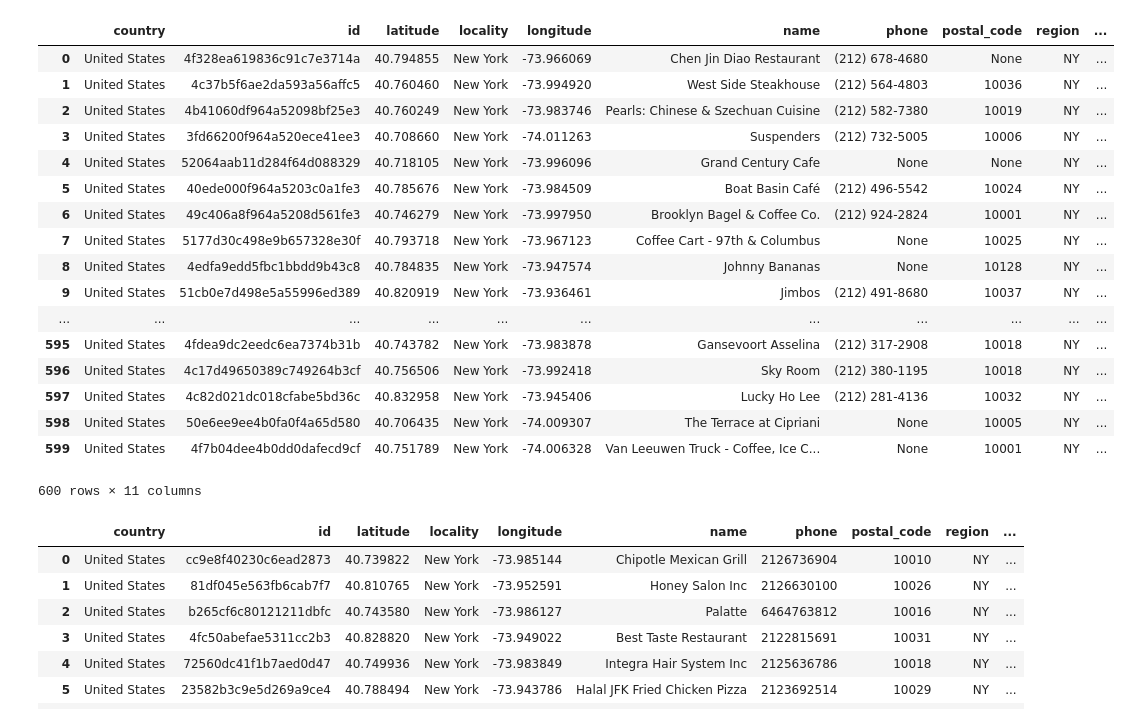
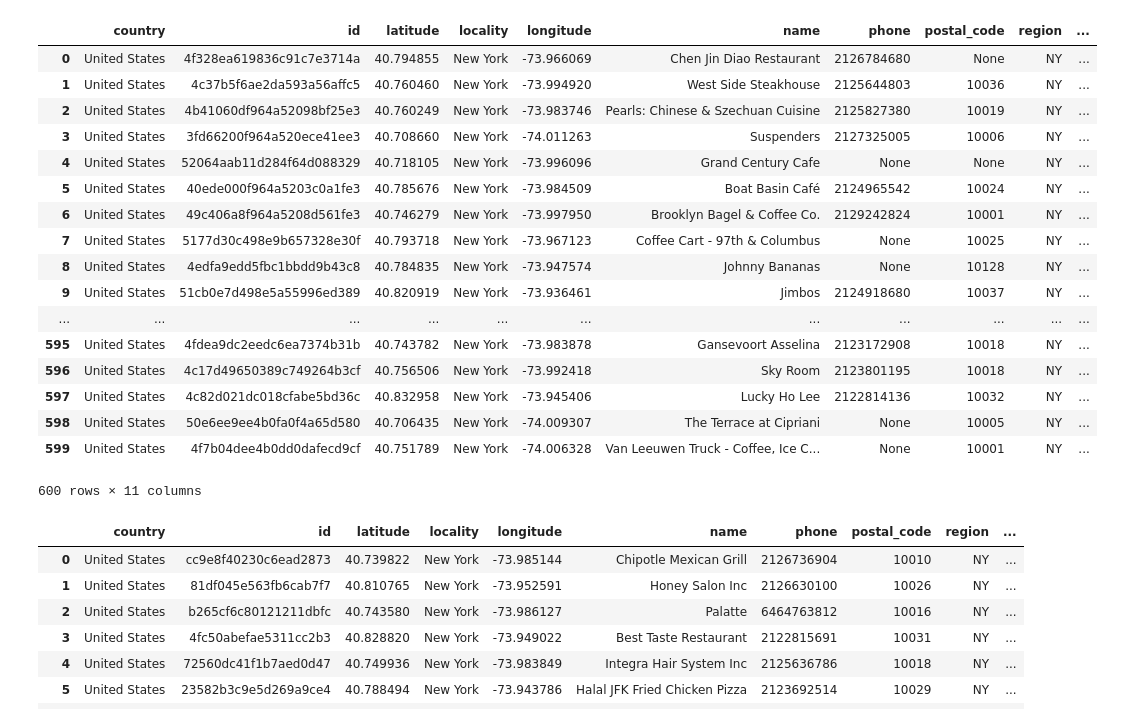
Before and after one commit to diegollarrull/entity-resolution, a Jupyter notebook: diego/entity-resolution.ipynb, the cells around one changed output. Saved outputs shown, nothing was run; the diff lists cells and outputs as text; code cells hidden in the pictures.

Commit message:
phones parsed

```diff
--- a/diego/entity-resolution.ipynb
+++ b/diego/entity-resolution.ipynb
@@ -1,45 +1,56 @@
 # %%
 import json
 import pandas as pd
 import numpy as np
+import re
+
+
+def clean_phones(phone):
+    if phone is not None:
+        res = re.sub('[^0-9]','', phone)
+        return res
+
 
 PATH = "Prakhar/er-assignment/fs/Instabase%20Drive/files/datasets/"
 FILES = {
     "foursquare_test": "foursquare_test_hard.json",
     "locu_test": "locu_test_hard.json",
     "matches": "matches_train_hard.csv",
     "foursquare_train": "foursquare_train_hard.json",
     "locu_train": "locu_train_hard.json"
 }
+
 foursquare_test = json.loads(ib.open(PATH + FILES["foursquare_test"]).read())
 fs_train = pd.read_json(ib.open(PATH + FILES["foursquare_train"]))
+fs_train['phone'] = fs_train['phone'].apply(clean_phones)
 fs_test = pd.read_json(ib.open(PATH + FILES["foursquare_test"]))
 lc_train = pd.read_json(ib.open(PATH + FILES["locu_train"]))
+lc_train['phone'] = lc_train['phone'].apply(clean_phones)
 lc_test = pd.read_json(ib.open(PATH + FILES["locu_test"]))
 matches = pd.read_csv(ib.open(PATH + FILES["matches"]))
 
 fs_train.replace([''], [None], inplace=True)
 fs_test.replace([''], [None], inplace=True)
 lc_train.replace([''], [None], inplace=True)
 lc_test.replace([''], [None], inplace=True)
 
 fs_train
 # %% [output]
 |  | country | id | latitude | locality | longitude | name | phone | postal_code | region | ... |
-| 0 | United States | 4f328ea619836c91c7e3714a | 40.794855 | New York | -73.966069 | Chen Jin Diao Restaurant | (212) 678-4680 | None | NY | ... |
-| 1 | United States | 4c37b5f6ae2da593a56affc5 | 40.760460 | New York | -73.994920 | West Side Steakhouse | (212) 564-4803 | 10036 | NY | ... |
-| 2 | United States | 4b41060df964a52098bf25e3 | 40.760249 | New York | -73.983746 | Pearls: Chinese & Szechuan Cuisine | (212) 582-7380 | 10019 | NY | ... |
-| 3 | United States | 3fd66200f964a520ece41ee3 | 40.708660 | New York | -74.011263 | Suspenders | (212) 732-5005 | 10006 | NY | ... |
+| 0 | United States | 4f328ea619836c91c7e3714a | 40.794855 | New York | -73.966069 | Chen Jin Diao Restaurant | 2126784680 | None | NY | ... |
+| 1 | United States | 4c37b5f6ae2da593a56affc5 | 40.760460 | New York | -73.994920 | West Side Steakhouse | 2125644803 | 10036 | NY | ... |
+| 2 | United States | 4b41060df964a52098bf25e3 | 40.760249 | New York | -73.983746 | Pearls: Chinese & Szechuan Cuisine | 2125827380 | 10019 | NY | ... |
+| 3 | United States | 3fd66200f964a520ece41ee3 | 40.708660 | New York | -74.011263 | Suspenders | 2127325005 | 10006 | NY | ... |
 | 4 | United States | 52064aab11d284f64d088329 | 40.718105 | New York | -73.996096 | Grand Century Cafe | None | None | NY | ... |
-| 5 | United States | 40ede000f964a5203c0a1fe3 | 40.785676 | New York | -73.984509 | Boat Basin Café | (212) 496-5542 | 10024 | NY | ... |
-| 6 | United States | 49c406a8f964a5208d561fe3 | 40.746279 | New York | -73.997950 | Brooklyn Bagel & Coffee Co. | (212) 924-2824 | 10001 | NY | ... |
+| 5 | United States | 40ede000f964a5203c0a1fe3 | 40.785676 | New York | -73.984509 | Boat Basin Café | 2124965542 | 10024 | NY | ... |
+| 6 | United States | 49c406a8f964a5208d561fe3 | 40.746279 | New York | -73.997950 | Brooklyn Bagel & Coffee Co. | 2129242824 | 10001 | NY | ... |
 | 7 | United States | 5177d30c498e9b657328e30f | 40.793718 | New York | -73.967123 | Coffee Cart - 97th & Columbus | None | 10025 | NY | ... |
 | 8 | United States | 4edfa9edd5fbc1bbdd9b43c8 | 40.784835 | New York | -73.947574 | Johnny Bananas | None | 10128 | NY | ... |
-| 9 | United States | 51cb0e7d498e5a55996ed389 | 40.820919 | New York | -73.936461 | Jimbos | (212) 491-8680 | 10037 | NY | ... |
+| 9 | United States | 51cb0e7d498e5a55996ed389 | 40.820919 | New York | -73.936461 | Jimbos | 2124918680 | 10037 | NY | ... |
 | ... | ... | ... | ... | ... | ... | ... | ... | ... | ... | ... |
-| 595 | United States | 4fdea9dc2eedc6ea7374b31b | 40.743782 | New York | -73.983878 | Gansevoort Asselina | (212) 317-2908 | 10018 | NY | ... |
-| 596 | United States | 4c17d49650389c749264b3cf | 40.756506 | New York | -73.992418 | Sky Room | (212) 380-1195 | 10018 | NY | ... |
-| 597 | United States | 4c82d021dc018cfabe5bd36c | 40.832958 | New York | -73.945406 | Lucky Ho Lee | (212) 281-4136 | 10032 | NY | ... |
+| 595 | United States | 4fdea9dc2eedc6ea7374b31b | 40.743782 | New York | -73.983878 | Gansevoort Asselina | 2123172908 | 10018 | NY | ... |
+| 596 | United States | 4c17d49650389c749264b3cf | 40.756506 | New York | -73.992418 | Sky Room | 2123801195 | 10018 | NY | ... |
+| 597 | United States | 4c82d021dc018cfabe5bd36c | 40.832958 | New York | -73.945406 | Lucky Ho Lee | 2122814136 | 10032 | NY | ... |
 | 598 | United States | 50e6ee9ee4b0fa0f4a65d580 | 40.706435 | New York | -74.009307 | The Terrace at Cipriani | None | 10005 | NY | ... |
 | 599 | United States | 4f7b04dee4b0dd0dafecd9cf | 40.751789 | New York | -74.006328 | Van Leeuwen Truck - Coffee, Ice C... | None | 10001 | NY | ... |
 600 rows × 11 columns
```
Also changed, not shown: parts of 1 cell of this notebook.
